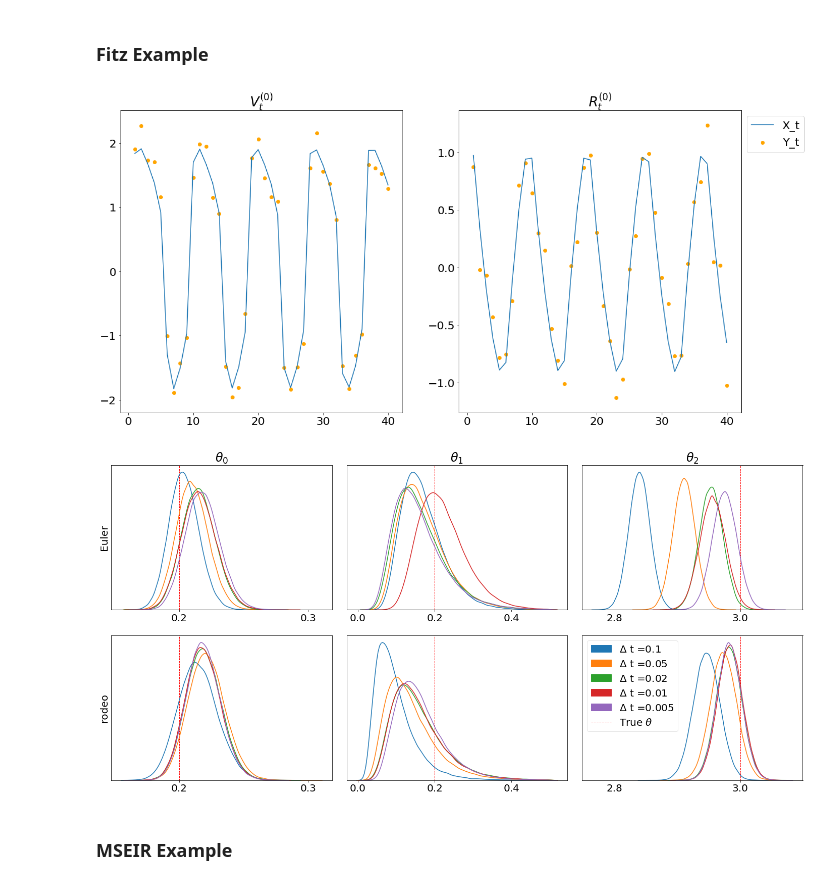
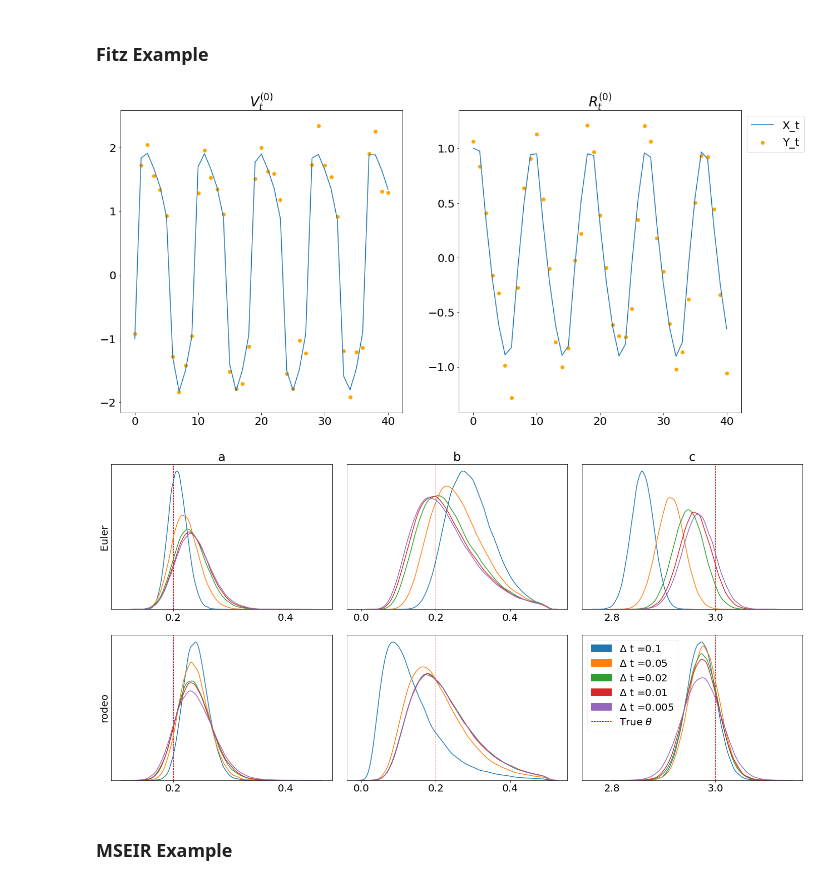
Before and after one commit to mlysy/rodeo-legacy, a Jupyter notebook: examples/Paper.ipynb, the cells around one changed output. Drawn from its saved outputs; the diff is of its cells as text; code cells hidden in the pictures.

```diff
--- a/examples/Paper.ipynb
+++ b/examples/Paper.ipynb
@@ -629,14 +654,14 @@ class normal(inference):
 
     def simulate(self, fun, x0, theta, gamma, tseq):
         r"Get the observations assuming a normal distribution."
-        X_t = odeint(fun, x0, tseq, args=(theta,))[1:,]
+        X_t = odeint(fun, x0, tseq, args=(theta,))
         e_t = np.random.default_rng().normal(loc=0.0, scale=1, size=X_t.shape)
         Y_t = X_t + gamma*e_t
         return Y_t, X_t
 
     def kalman_solve(self, data_tseq, ode_tseq, x0, theta):
         r"Using Kalman solver to compute solutions"
-        X_t = self.kode.solve_mv(x0, self.W, theta)[0]
+        X_t = self.kode.solve_sim(x0, self.W, theta)
         X_t = self.thinning(data_tseq, ode_tseq, X_t)[:, self.state_ind]
         return X_t
 
@@ -660,11 +685,18 @@ def fitz(X_t, t, theta, out=None):
     if out is None:
         out = np.empty(2)
     a, b, c = theta
-    n_deriv1 = len(X_t)//2
-    V, R = X_t[0], X_t[n_deriv1]
+    p = len(X_t)//2
+    V, R = X_t[0], X_t[p]
     out[0] = c*(V - V*V*V/3 + R)
     out[1] = -1/c*(V - a + b*R)
     return out
+
+def fitzpad(X_t, t, theta):
+    a, b, c = theta
+    p = len(X_t)//2
+    V, R = X_t[0], X_t[p]
+    return np.array([V, c*(V - V*V*V/3 + R), 0,
+                     R, -1/c*(V - a + b*R), 0])
 
 def fitz_example(load_calcs=False):
     "Perform parameter inference using the FitzHugh-Nagumo function."
@@ -696,7 +728,8 @@ def fitz_example(load_calcs=False):
     # logprior parameters
     theta_true = np.array([0.2, 0.2, 3]) # True theta
     n_theta = len(theta_true)
-    phi_sd = np.ones(n_theta)
+    phi_mean = np.zeros(n_theta)
+    phi_sd = np.log(10)*np.ones(n_theta)
 
     # Observation noise
     gamma = 0.2
@@ -706,9 +739,10 @@ def fitz_example(load_calcs=False):
 
     # Initialize inference class and simulate observed data
     inf = inference(state_ind, tmin, tmax, fitz)
+    inf.funpad = fitzpad
     tseq0 = np.linspace(tmin, tmax, tmax-tmin+1)
     Y_t, X_t = inf.simulate(fitz, x0, theta_true, gamma, tseq0)
-    tseq = np.linspace(1, tmax, 40)
+    tseq = np.linspace(tmin, tmax, 41)
     plt.rcParams.update({'font.size': 20})
     fig, axs = plt.subplots(1, 2, figsize=(20, 10))
     axs[0].plot(tseq, X_t[:,0], label = 'X_t')
@@ -718,48 +752,49 @@ def fitz_example(load_calcs=False):
     axs[1].scatter(tseq, Y_t[:,1], label = 'Y_t', color='orange')
     axs[1].set_title("$R^{(0)}_t$")
     axs[1].legend(loc='upper left', bbox_to_anchor=[1, 1])
     fig.savefig('figures/fitzsim.pdf')
 
     hlst = np.array([0.1, 0.05, 0.02, 0.01, 0.005])
+    dt = 1
     if load_calcs:
         theta_euler = np.load('saves/fitz_theta_euler.npy')
-        theta_kalman = np.load('saves/fitz_theta_kalman2.npy')
+        theta_kalman = np.load('saves/fitz_theta_kalman.npy')
     else:
         # Parameter inference using Euler's approximation
         theta_euler = np.zeros((len(hlst), n_samples, n_theta))
+        phi_init = np.append(np.log(theta_true), x0)
         for i in range(len(hlst)):
-            phi_hat, phi_var = inf.phi_fit(Y_t, x0, hlst[i], theta_true, phi_sd, inf.euler_nlpost,
-                                           inf.euler_solve, inf.loglike, gamma)
-            theta_euler[i] = inf.theta_sample(phi_hat, phi_var, n_samples)
-        np.save('saves/fitz_theta_euler.npy', theta_euler)
+            phi_hat, phi_var = inf.phi_fit(Y_t, np.array([None, None]), hlst[i], dt, phi_mean, phi_sd, inf.euler_nlpost,
+                                           inf.euler_solve, inf.loglike, gamma, phi_init=phi_init)
+            theta_euler[i] = inf.theta_sample(phi_hat[:3], phi_var[:3, :3], n_samples)
+        #np.save('saves/fitz_theta_euler.npy', theta_euler)
 
         # Parameter inference using Kalman solver
         theta_kalman = np.zeros((len(hlst), n_samples, n_theta))
         for i in range(len(hlst)):
-            print(hlst[i])
             ode_init = ibm_init(hlst[i], n_deriv_prior, sigma)
-            x0_state = zero_pad(X0, n_deriv, n_deriv_prior)
             kinit = indep_init(ode_init, n_deriv_prior)
             n_eval = int((tmax-tmin)/hlst[i])
             kode = KalmanODE(W, tmin, tmax, n_eval, fitz, **kinit)
             inf.kode = kode
             inf.W = W
-            phi_hat, phi_var = inf.phi_fit(Y_t, x0_state, hlst[i], theta_true, phi_sd, inf.kalman_nlpost,
-                                           inf.kalman_solve, inf.loglike, gamma)
-            theta_kalman[i] = inf.theta_sample(phi_hat, phi_var, n_samples)
-        np.save('saves/fitz_theta_kalman2.npy', theta_kalman)
+            phi_hat, phi_var = inf.phi_fit(Y_t, np.array([None, None]), hlst[i], dt, phi_mean, phi_sd, inf.kalman_nlpost,
+                                           inf.kalman_solve, inf.loglike, gamma, phi_init = phi_init)
+            theta_kalman[i] = inf.theta_sample(phi_hat[:3], phi_var[:3, :3], n_samples)
+        #np.save('saves/fitz_theta_kalman.npy', theta_kalman)
 
     # Produces the graph in Figure 3
     plt.rcParams.update({'font.size': 20})
-    figure = inf.theta_plot(theta_euler, theta_kalman, theta_true, hlst, clip=[None, (0, 0.5), None])
-    figure.savefig('figures/fitzfigure.pdf')
+    var_names = ['a', 'b', 'c']
+    figure = inf.theta_plot(theta_euler, theta_kalman, theta_true, hlst, var_names, clip=[None, (0, 0.5), None])
+    #figure.savefig('figures/fitzfigure.pdf')
     return
 
 if __name__ == '__main__':
     fitz_example(True)
 # %% [output]
-[figure, old version]
+[figure, new version]
-[figure, old version]
+[figure, new version]
 # %% [markdown]
 ### MSEIR Example
 # %%
```
Also changed, not shown: parts of 3 cells of this notebook, 23 other files.
